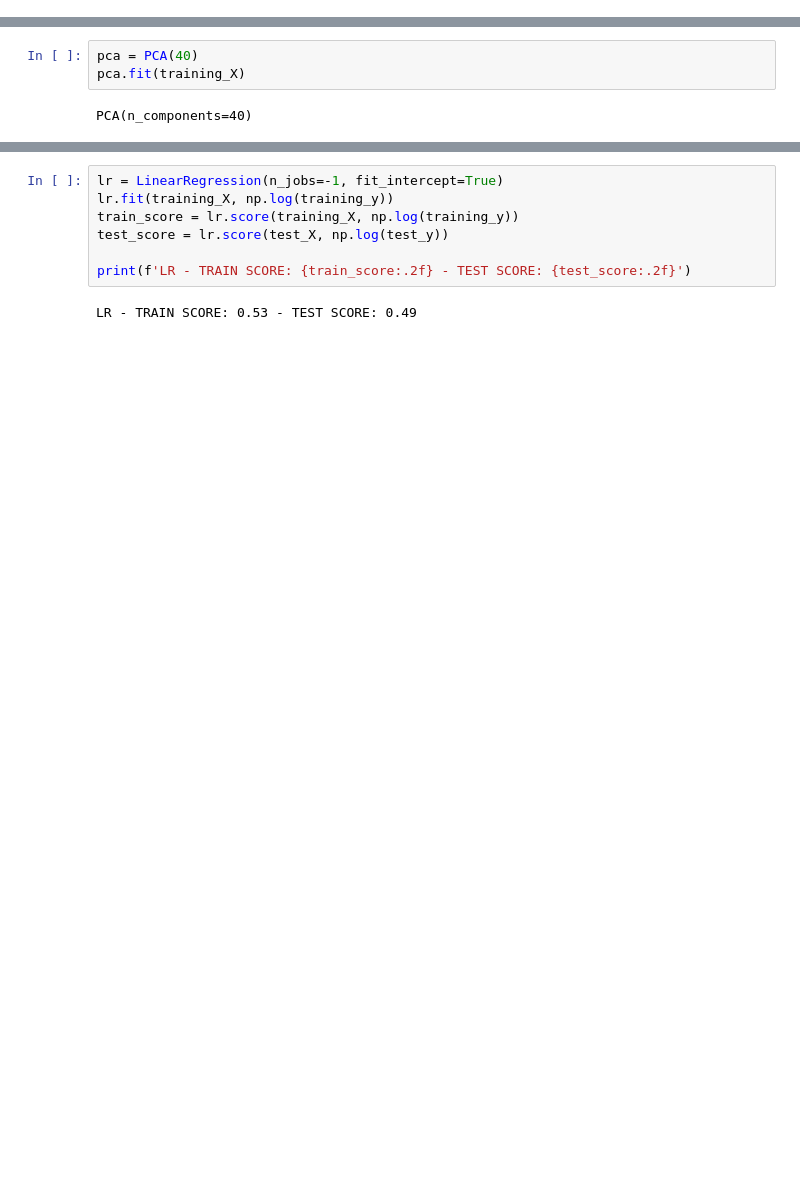
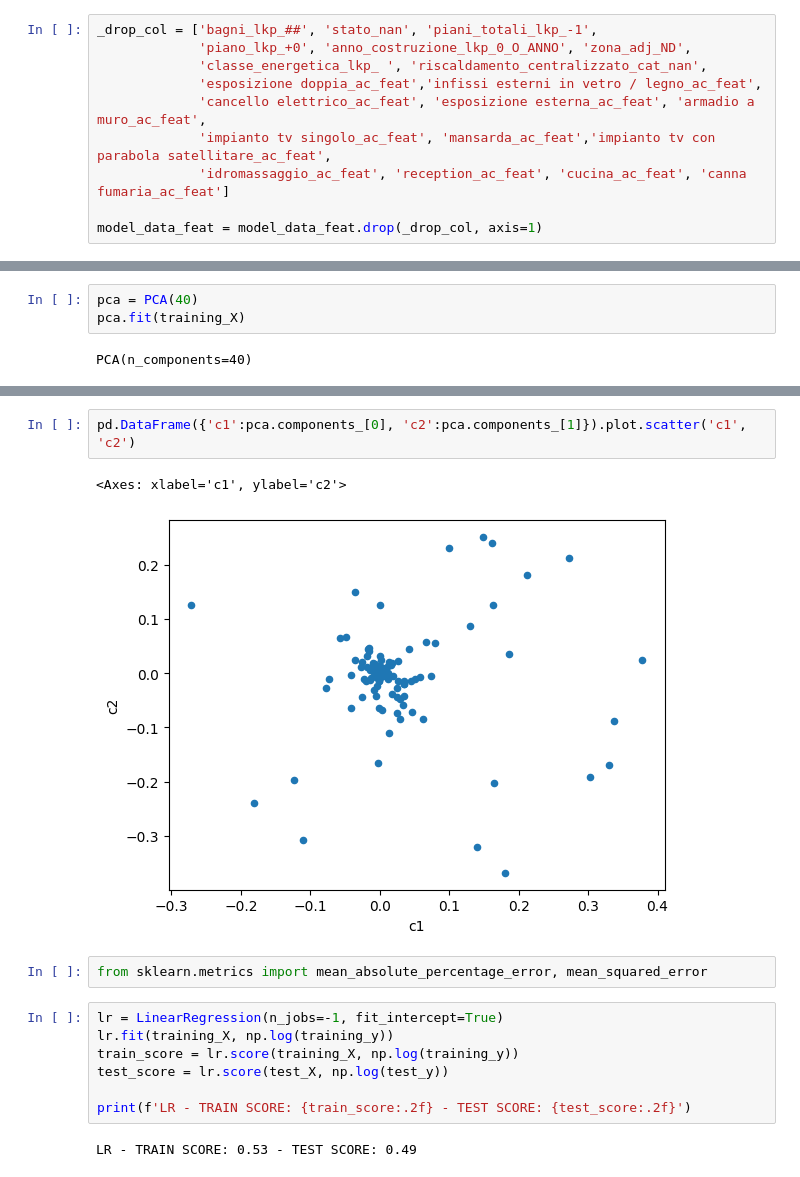
Before and after one commit to mattcond/training-repo, a Jupyter notebook: immobiliare-v2/ml_model_nb.ipynb, the cells around one changed output, grey strips where cells are left out. Saved outputs shown, nothing was run; the diff lists cells and outputs as text; blank space fills up the shorter version.

```diff
--- a/immobiliare-v2/ml_model_nb.ipynb
+++ b/immobiliare-v2/ml_model_nb.ipynb
@@ -249,6 +274,16 @@ model_data_feat = model_data_feat.join(esposizione).drop(f, axis=1)
 False    23913
 True       667
 Name: data_prima_presenza_online, dtype: int64
+# %%
+_drop_col = ['bagni_lkp_##', 'stato_nan', 'piani_totali_lkp_-1',
+             'piano_lkp_+0', 'anno_costruzione_lkp_0_O_ANNO', 'zona_adj_ND',
+             'classe_energetica_lkp_ ', 'riscaldamento_centralizzato_cat_nan',
+             'esposizione doppia_ac_feat','infissi esterni in vetro / legno_ac_feat',
+             'cancello elettrico_ac_feat', 'esposizione esterna_ac_feat', 'armadio a muro_ac_feat',
+             'impianto tv singolo_ac_feat', 'mansarda_ac_feat','impianto tv con parabola satellitare_ac_feat',
+             'idromassaggio_ac_feat', 'reception_ac_feat', 'cucina_ac_feat', 'canna fumaria_ac_feat']
+
+model_data_feat = model_data_feat.drop(_drop_col, axis=1)
 # %%
 training_data = model_data.loc[model_data.data_prima_presenza_online < '2023-06-20', ['euro_mq', 'superficie']]
 #training_data.join(model_data_feat, how='inner').to_excel('training_w_feat.xlsx')
@@ -377,3 +412,10 @@ array([0.07598113, 0.13082498, 0.18252144, 0.22267831, 0.25444277,
+# %%
+pd.DataFrame({'c1':pca.components_[0], 'c2':pca.components_[1]}).plot.scatter('c1', 'c2')
+# %% [output]
+<Axes: xlabel='c1', ylabel='c2'>
+[figure, added]
+# %%
+from sklearn.metrics import mean_absolute_percentage_error, mean_squared_error
 # %%
 lr = LinearRegression(n_jobs=-1, fit_intercept=True)
 lr.fit(training_X, np.log(training_y))
```
Also changed, not shown: parts of 39 cells of this notebook, 1 other file.
